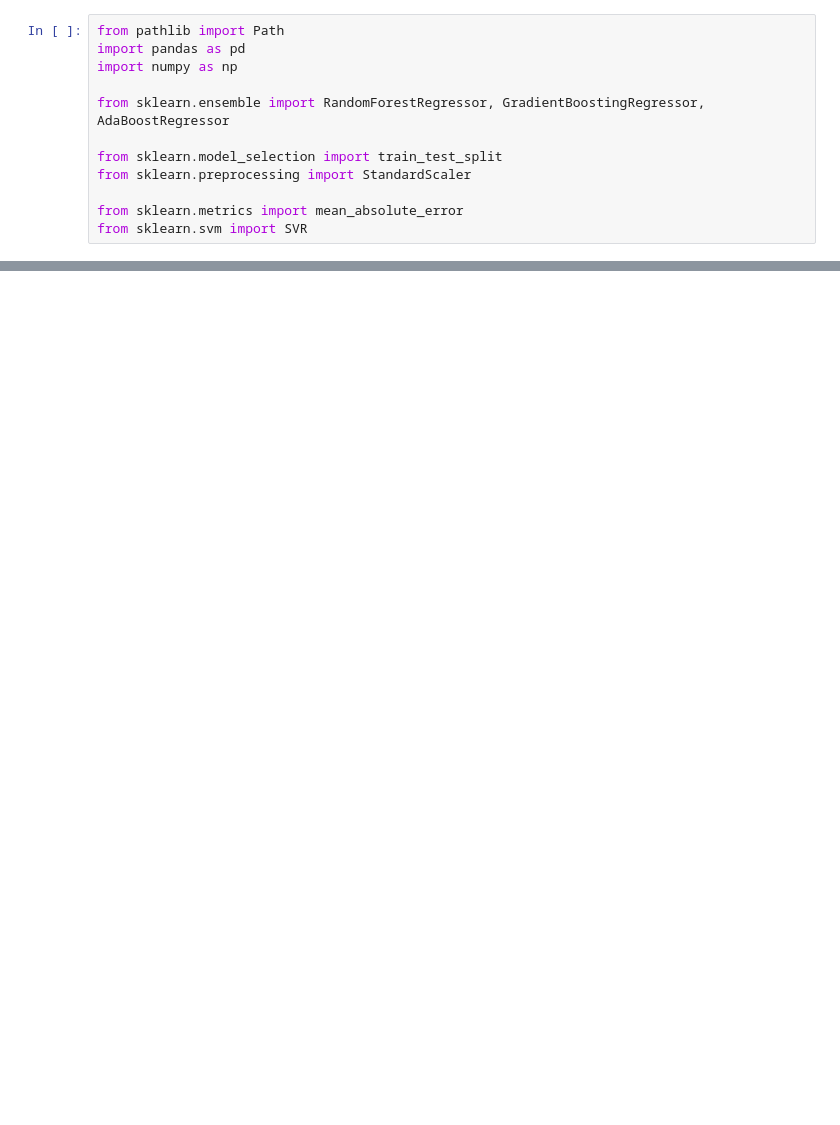
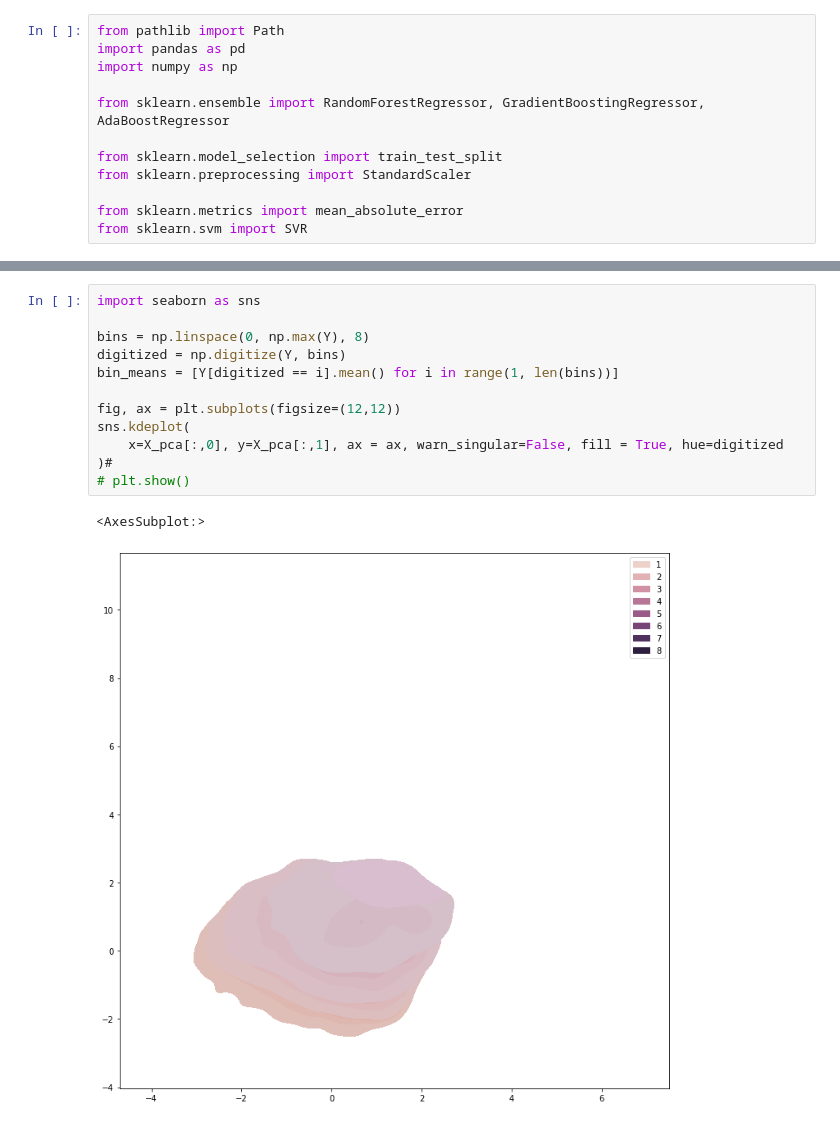
Before and after one commit to phillipSloan/MoreBikes, a Jupyter notebook: first_try.ipynb, the cells around one changed output, grey strips where cells are left out. Cells and saved outputs as stored; diff of their text form; blank space fills up the shorter version.

```diff
--- a/first_try.ipynb
+++ b/first_try.ipynb
@@ -99,0 +138,15 @@ short_profile_3h_diff_bikes             0.048514
+# %%
+import seaborn as sns
+
+bins = np.linspace(0, np.max(Y), 8)
+digitized = np.digitize(Y, bins)
+bin_means = [Y[digitized == i].mean() for i in range(1, len(bins))]
+
+fig, ax = plt.subplots(figsize=(12,12))
+sns.kdeplot(
+    x=X_pca[:,0], y=X_pca[:,1], ax = ax, warn_singular=False, fill = True, hue=digitized
+)#
+# plt.show()
+# %% [output]
+<AxesSubplot:>
+[figure, added]
```
Also changed, not shown: parts of 13 cells of this notebook, 2 other files.
